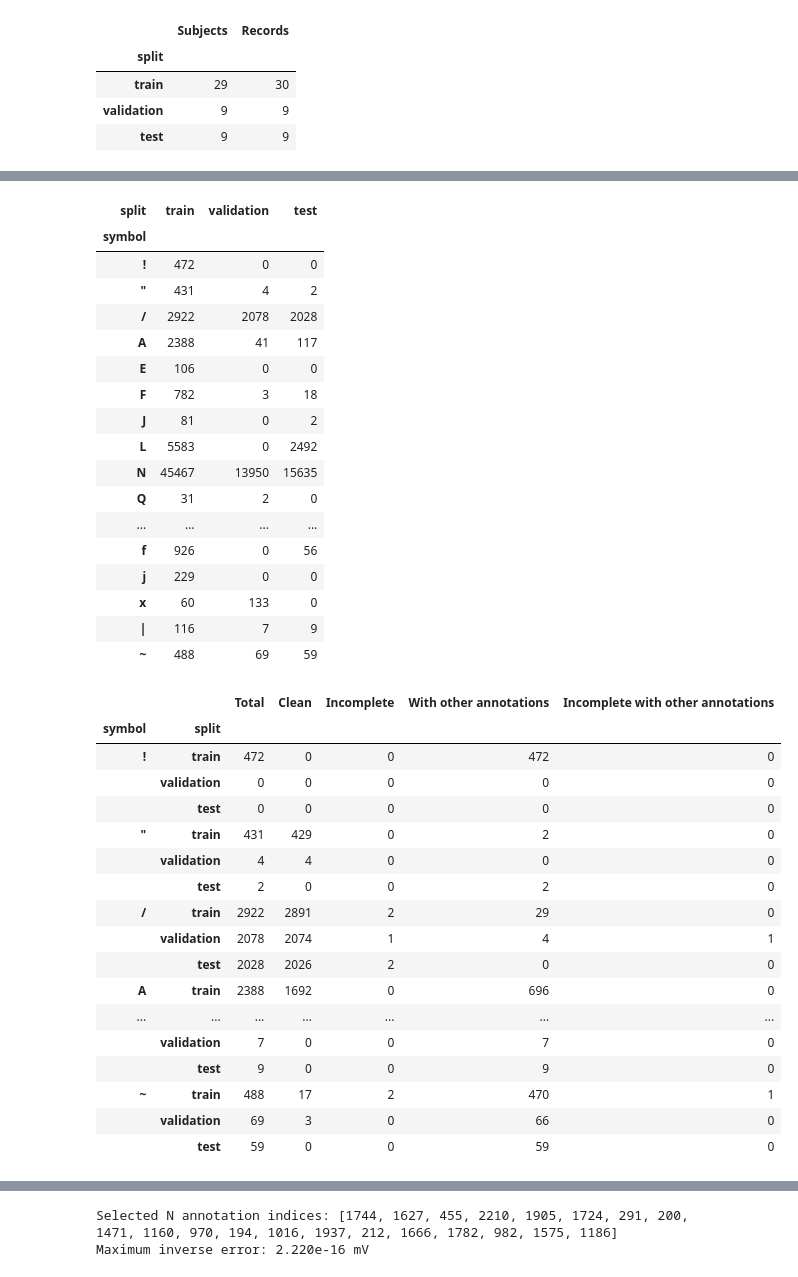
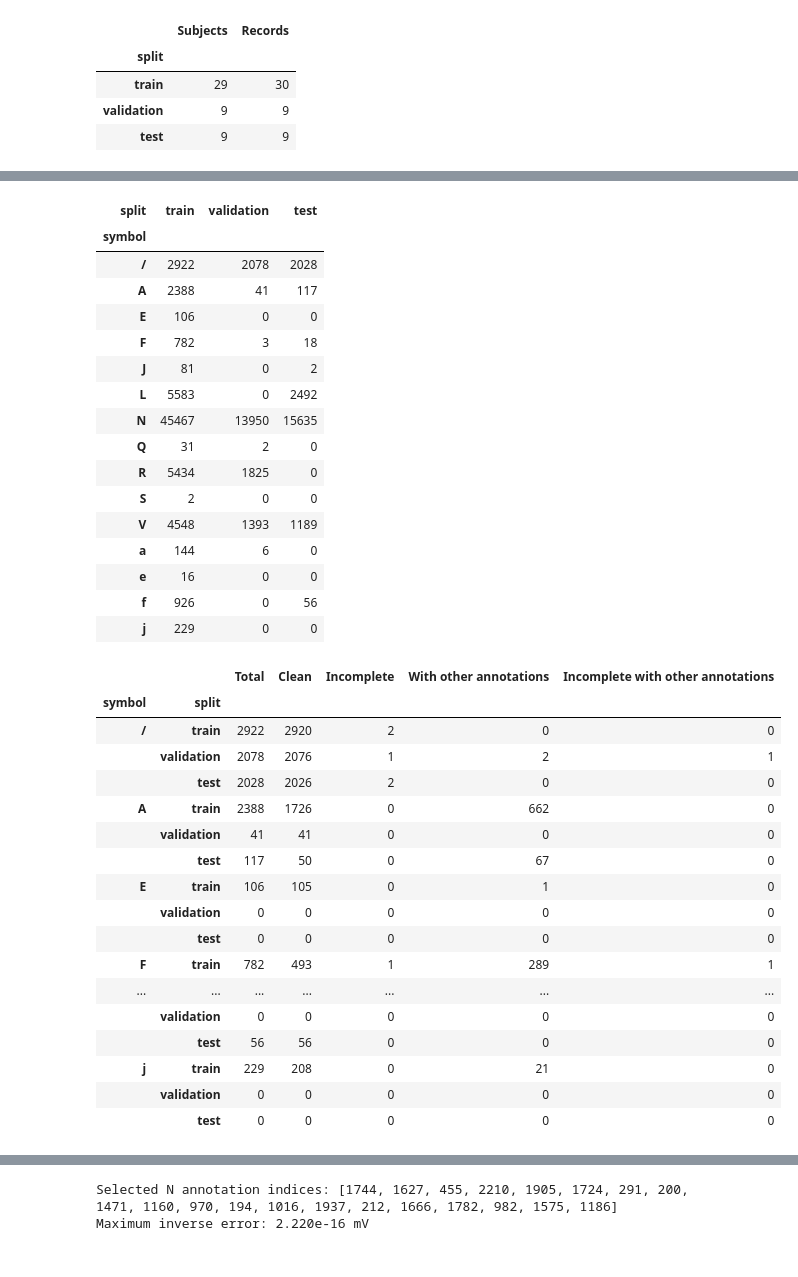
Before and after one commit to gabrielbozek/ecg-anomaly, a Jupyter notebook: notebooks/EDA.ipynb, the cells around one changed output, grey strips where cells are left out. Drawn from its saved outputs; the diff is of its cells as text; code cells hidden in the pictures.

```diff
--- a/notebooks/EDA.ipynb
+++ b/notebooks/EDA.ipynb
@@ -354,36 +96,5 @@ def extract_ecg_window(
 # %%
-def generate_ecg_windows(
-    record: wfdb.Record,
-    annotations: wfdb.Annotation,
-    annotation_symbol: str = "N",
-    channel: int = 0,
-) -> Iterator[ECGWindow]:
-    """Yield one window per matching annotation, in the original annotation order.
-
-    Windows are created lazily. Only the center is selected by symbol; all
-    other annotation entries inside each window are preserved except +.
-    The + marker cannot be selected as a window center.
-
-    Args:
-        record: WFDB Record with physical signals loaded from sample zero.
-        annotations: WFDB Annotation using the same record and sample origin.
-        annotation_symbol: Exact WFDB symbol to use as a window center
-            (default: "N"). No label mapping is applied.
-        channel: Zero-based channel to extract for every window (default: 0).
-
-    Yields:
-        ECGWindow with both 0.5-second endpoints included, original metadata,
-        and completeness and other-annotation flags.
-    """
-    if annotations.symbol is None:
-        raise ValueError("Annotation symbols are required.")
-    if not isinstance(annotation_symbol, str) or not annotation_symbol:
-        raise ValueError("Select a nonempty annotation symbol.")
-    if annotation_symbol == "+":
-        raise ValueError("The + marker cannot be a window center.")
-    for index, symbol in enumerate(annotations.symbol):
-        if symbol == annotation_symbol:
-            yield extract_ecg_window(record, annotations, annotation_index=index, channel=channel)
+from scripts.windows import generate_ecg_windows
 # %%
 windows = list(generate_ecg_windows(record, annotations, channel=0))
 print(f"N windows: {len(windows)}")
@@ -602,7 +223,7 @@ for split_assignment in record_splits.itertuples(index=False):
     split_record_path = project_root / "data/raw/mitdb-1.0.0" / split_assignment.record_id
     split_record = wfdb.rdrecord(str(split_record_path))
     split_annotations = wfdb.rdann(str(split_record_path), "atr")
-    for center_symbol in sorted(set(split_annotations.symbol) - {"+"}):
+    for center_symbol in sorted(symbol for symbol in set(split_annotations.symbol) if is_beat_annotation(symbol)):
         split_counts = {
             "Total": 0,
             "Clean": 0,
@@ -651,39 +272,38 @@ with pd.option_context("display.max_rows", None):
 | split | train | validation | test |
 | symbol |  |  |  |
-| ! | 472 | 0 | 0 |
-| " | 431 | 4 | 2 |
 | / | 2922 | 2078 | 2028 |
 | A | 2388 | 41 | 117 |
 | E | 106 | 0 | 0 |
 | F | 782 | 3 | 18 |
 | J | 81 | 0 | 2 |
 | L | 5583 | 0 | 2492 |
 | N | 45467 | 13950 | 15635 |
 | Q | 31 | 2 | 0 |
-| ... | ... | ... | ... |
+| R | 5434 | 1825 | 0 |
+| S | 2 | 0 | 0 |
+| V | 4548 | 1393 | 1189 |
+| a | 144 | 6 | 0 |
+| e | 16 | 0 | 0 |
 | f | 926 | 0 | 56 |
 | j | 229 | 0 | 0 |
-| x | 60 | 133 | 0 |
-| | | 116 | 7 | 9 |
-| ~ | 488 | 69 | 59 |
 |  |  | Total | Clean | Incomplete | With other annotations | Incomplete with other annotations |
 | symbol | split |  |  |  |  |  |
-| ! | train | 472 | 0 | 0 | 472 | 0 |
+| / | train | 2922 | 2920 | 2 | 0 | 0 |
+|  | validation | 2078 | 2076 | 1 | 2 | 1 |
+|  | test | 2028 | 2026 | 2 | 0 | 0 |
+| A | train | 2388 | 1726 | 0 | 662 | 0 |
+|  | validation | 41 | 41 | 0 | 0 | 0 |
+|  | test | 117 | 50 | 0 | 67 | 0 |
+| E | train | 106 | 105 | 0 | 1 | 0 |
 |  | validation | 0 | 0 | 0 | 0 | 0 |
 |  | test | 0 | 0 | 0 | 0 | 0 |
-| " | train | 431 | 429 | 0 | 2 | 0 |
-|  | validation | 4 | 4 | 0 | 0 | 0 |
-|  | test | 2 | 0 | 0 | 2 | 0 |
-| / | train | 2922 | 2891 | 2 | 29 | 0 |
-|  | validation | 2078 | 2074 | 1 | 4 | 1 |
-|  | test | 2028 | 2026 | 2 | 0 | 0 |
-| A | train | 2388 | 1692 | 0 | 696 | 0 |
+| F | train | 782 | 493 | 1 | 289 | 1 |
 | ... | ... | ... | ... | ... | ... | ... |
-|  | validation | 7 | 0 | 0 | 7 | 0 |
-|  | test | 9 | 0 | 0 | 9 | 0 |
-| ~ | train | 488 | 17 | 2 | 470 | 1 |
-|  | validation | 69 | 3 | 0 | 66 | 0 |
-|  | test | 59 | 0 | 0 | 59 | 0 |
+|  | validation | 0 | 0 | 0 | 0 | 0 |
+|  | test | 56 | 56 | 0 | 0 | 0 |
+| j | train | 229 | 208 | 0 | 21 | 0 |
+|  | validation | 0 | 0 | 0 | 0 | 0 |
+|  | test | 0 | 0 | 0 | 0 | 0 |
 # %% [markdown]
 ## Training statistics and reversible window preprocessing
 
```
Also changed, not shown: parts of 21 cells of this notebook, 13 other files.
